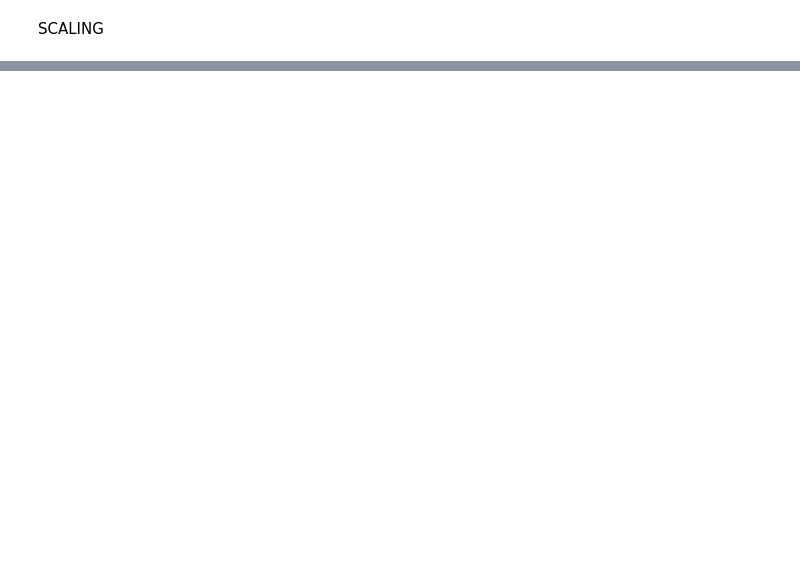
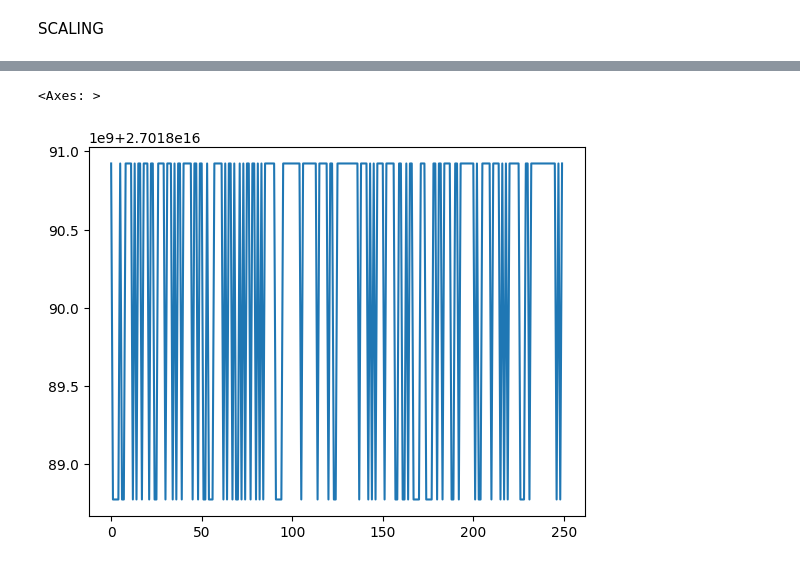
Before and after one commit to EmreUludag0/BTK-VeriBilimiPythonTensorflow, a Jupyter notebook: tensorflowGiris.ipynb, the cells around one changed output, grey strips where cells are left out. Saved outputs shown, nothing was run; the diff lists cells and outputs as text; code cells hidden in the pictures; blank space fills up the shorter version.

```diff
--- a/tensorflowGiris.ipynb
+++ b/tensorflowGiris.ipynb
@@ -40,0 +43,5 @@ from sklearn.model_selection import train_test_split
+# %%
+scaler = MinMaxScaler()
+scaler.fit(x_train)
+x_train  = scaler.transform(x_train)
+x_test = scaler.transform(x_test)
@@ -40,0 +52,10 @@ from sklearn.model_selection import train_test_split
+# %%
+model = Sequential()
+
+model.add(Dense(5,activation="relu"))
+model.add(Dense(5,activation="relu"))
+model.add(Dense(5,activation="relu"))
+
+model.add(Dense(1))
+
+model.compile(optimizer="rmsprop", loss="mse") # compile, yapılan işlemleri birleştirip çalıştırmaya yara.
@@ -40,0 +64,2 @@ from sklearn.model_selection import train_test_split
+# %%
+model.fit(x_train,y_train,epochs=250)
@@ -40,0 +85,7 @@ from sklearn.model_selection import train_test_split
+# %%
+loss = model.history.history["loss"]
+# %%
+sbn.lineplot(x = range(len(loss)), y = loss)
+# %% [output]
+<Axes: >
+[figure, added]
```
Also changed, not shown: parts of 32 cells of this notebook, 5 other files.
